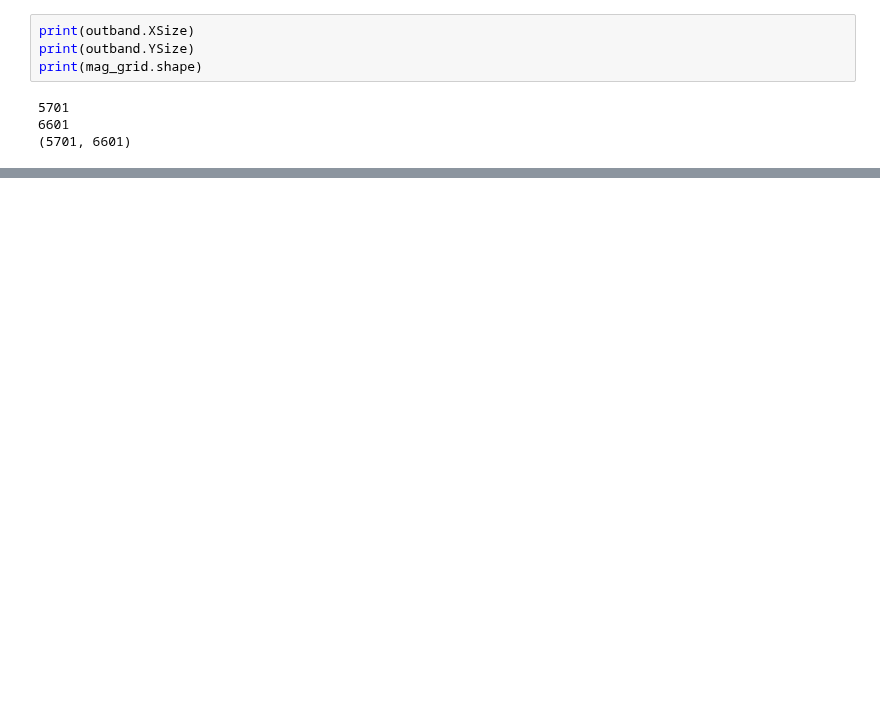
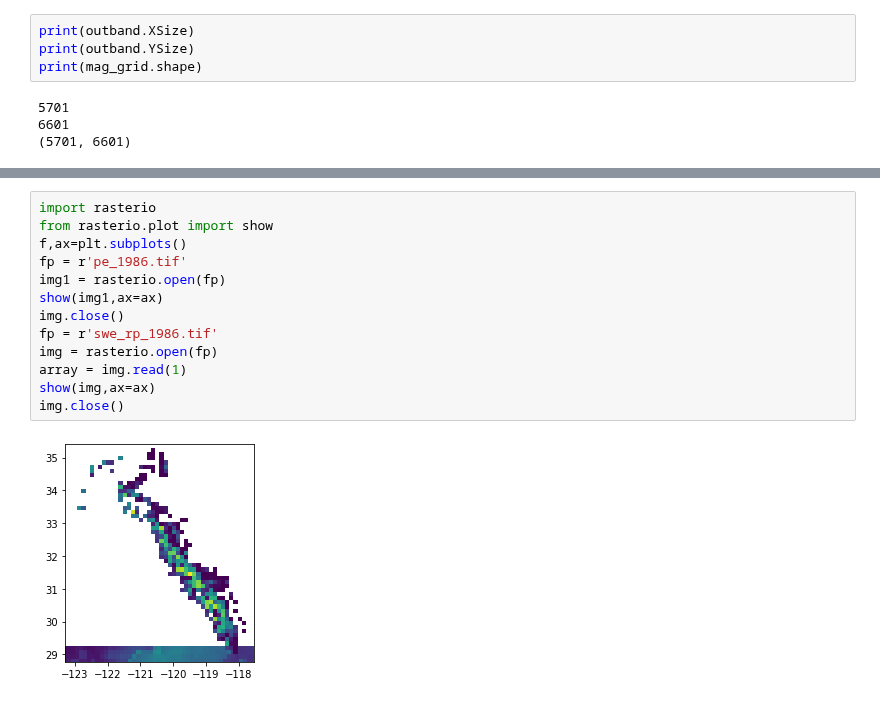
Before and after one commit to mariannecowherd/pe_snow_fires, a Jupyter notebook: scripts/pe.ipynb, the cells around one changed output, grey strips where cells are left out. Cells and saved outputs as stored; diff of their text form; blank space fills up the shorter version.

```diff
--- a/scripts/pe.ipynb
+++ b/scripts/pe.ipynb
@@ -312,0 +370,15 @@ np.save('../all_max_pe.npy',max_pe)
+# %%
+import rasterio
+from rasterio.plot import show
+f,ax=plt.subplots()
+fp = r'pe_1986.tif'
+img1 = rasterio.open(fp)
+show(img1,ax=ax)
+img.close()
+fp = r'swe_rp_1986.tif'
+img = rasterio.open(fp)
+array = img.read(1)
+show(img,ax=ax)
+img.close()
+# %% [output]
+[figure, added]
```
Also changed, not shown: parts of 21 cells of this notebook.
